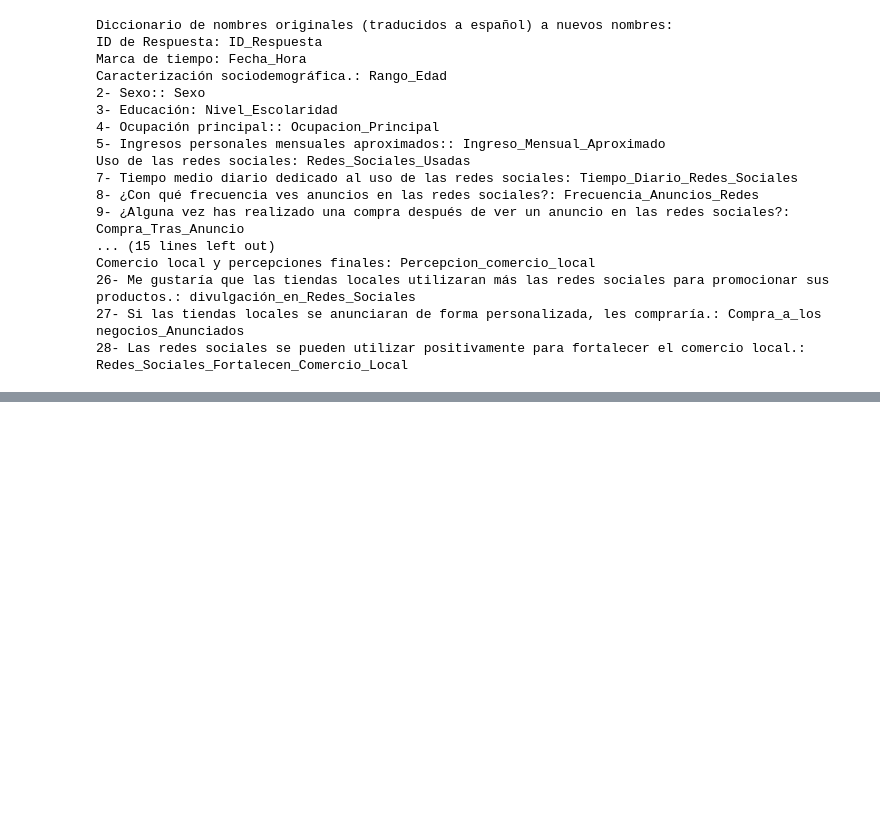
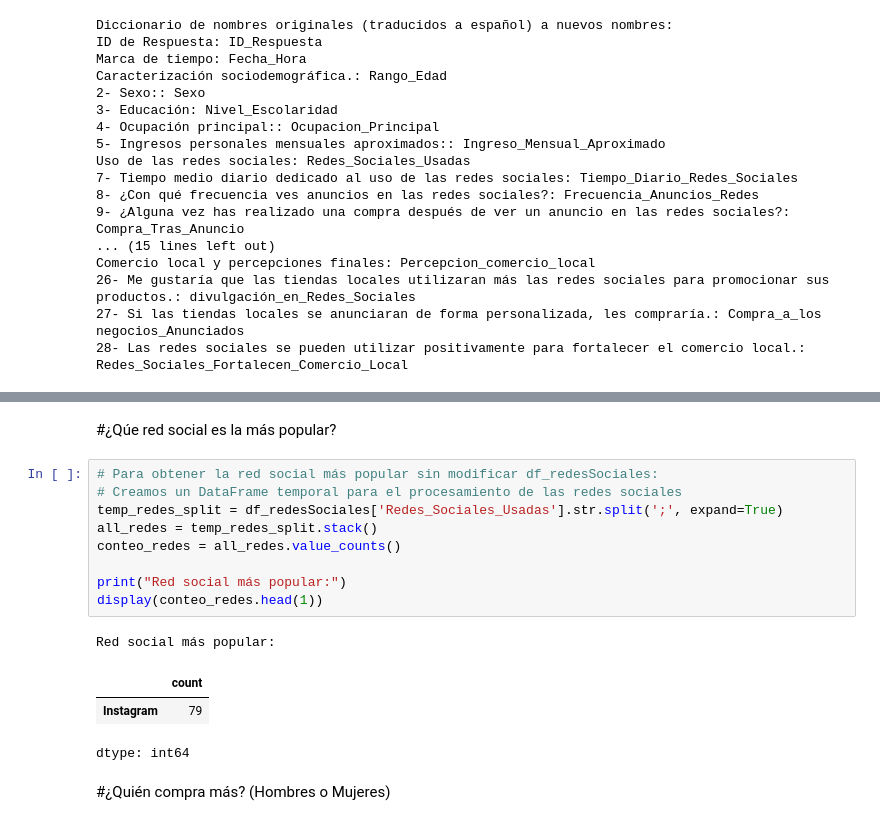
Before and after one commit to AlvaroRg-bot/redessociales, a Jupyter notebook: AnalisisRedesSociales.ipynb, the cells around one changed output, grey strips where cells are left out. Saved outputs shown, nothing was run; the diff lists cells and outputs as text; blank space fills up the shorter version.

```diff
--- a/AnalisisRedesSociales.ipynb
+++ b/AnalisisRedesSociales.ipynb
@@ -329,0 +349,18 @@ Index(['Carimbo de data/hora', 'Caracterização Sociodemográficas.', '2- Sexo:
+# %% [markdown]
+#¿Qúe red social es la más popular?
+# %%
+# Para obtener la red social más popular sin modificar df_redesSociales:
+# Creamos un DataFrame temporal para el procesamiento de las redes sociales
+temp_redes_split = df_redesSociales['Redes_Sociales_Usadas'].str.split(';', expand=True)
+all_redes = temp_redes_split.stack()
+conteo_redes = all_redes.value_counts()
+
+print("Red social más popular:")
+display(conteo_redes.head(1))
+# %% [output]
+Red social más popular:
+|  | count |
+| Instagram | 79 |
+dtype: int64
+# %% [markdown]
+#¿Quién compra más? (Hombres o Mujeres)
```
Also changed, not shown: parts of 22 cells of this notebook.
